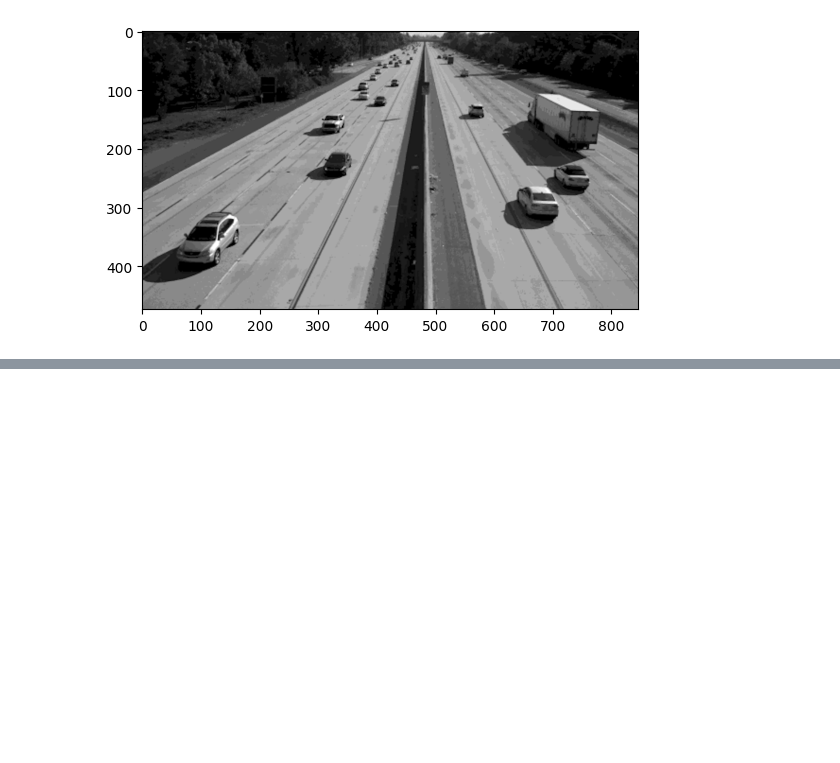
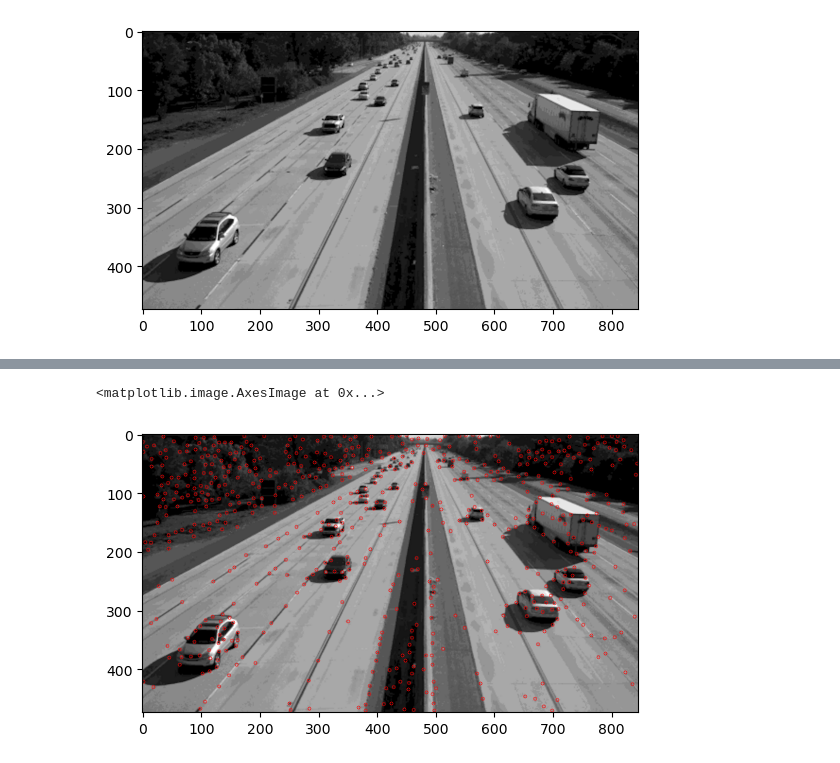
Before and after one commit to Souniz/TPSD_S6, a Jupyter notebook: TAI/PJean/FlowOptique.ipynb, the cells around one changed output, grey strips where cells are left out. Saved outputs shown, nothing was run; the diff lists cells and outputs as text; code cells hidden in the pictures; blank space fills up the shorter version.

```diff
--- a/TAI/PJean/FlowOptique.ipynb
+++ b/TAI/PJean/FlowOptique.ipynb
@@ -11,7 +21,7 @@ plt.imshow(img,cmap='gray')
 [figure]
 # %%
 img2=cv.imread('frame21.png')
-img2 = cv2.cvtColor(img2,cv2.COLOR_BGR2GRAY)
+img2 = cv.cvtColor(img2,cv.COLOR_BGR2GRAY)
 plt.imshow(img2,cmap='gray')
 # %% [output]
 <matplotlib.image.AxesImage at 0x...>
@@ -34,0 +43,7 @@ error: OpenCV(4.9.0) :-1: error: (-5:Bad argument) in function 'circle'
+# %%
+img2 = cv.cvtColor(img2,cv.COLOR_GRAY2BGR)
+for i in corner2: cv.circle(img2,center=(i[0],i[1]),radius=3,color=[255,0,0],thickness=1)
+plt.imshow(img2,cmap='gray')
+# %% [output]
+<matplotlib.image.AxesImage at 0x...>
+[figure, added]
```
Also changed, not shown: parts of 11 cells of this notebook, 13 other files.
